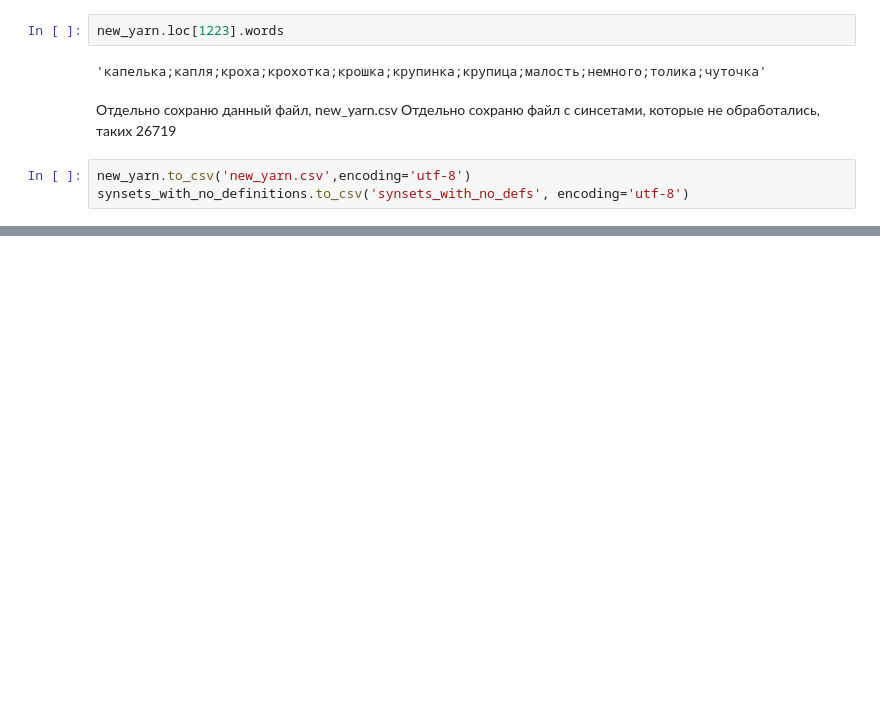
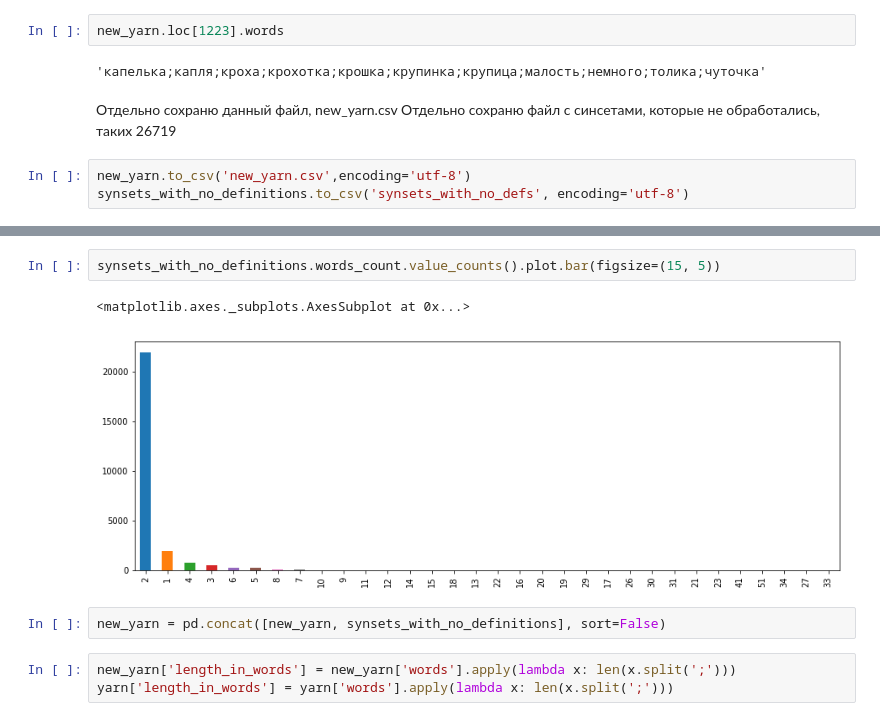
Before and after one commit to ElenaArslanova/yarn-web, a Jupyter notebook: apply/merge-by-ids.ipynb, the cells around one changed output, grey strips where cells are left out. Saved outputs shown, nothing was run; the diff lists cells and outputs as text; blank space fills up the shorter version.

```diff
--- a/apply/merge-by-ids.ipynb
+++ b/apply/merge-by-ids.ipynb
@@ -306,0 +353,10 @@ synsets_with_no_definitions.to_csv('synsets_with_no_defs', encoding='utf-8')
+# %%
+synsets_with_no_definitions.words_count.value_counts().plot.bar(figsize=(15, 5))
+# %% [output]
+<matplotlib.axes._subplots.AxesSubplot at 0x...>
+[figure, added]
+# %%
+new_yarn = pd.concat([new_yarn, synsets_with_no_definitions], sort=False)
+# %%
+new_yarn['length_in_words'] = new_yarn['words'].apply(lambda x: len(x.split(';')))
+yarn['length_in_words'] = yarn['words'].apply(lambda x: len(x.split(';')))
```
Also changed, not shown: parts of 13 cells of this notebook.
